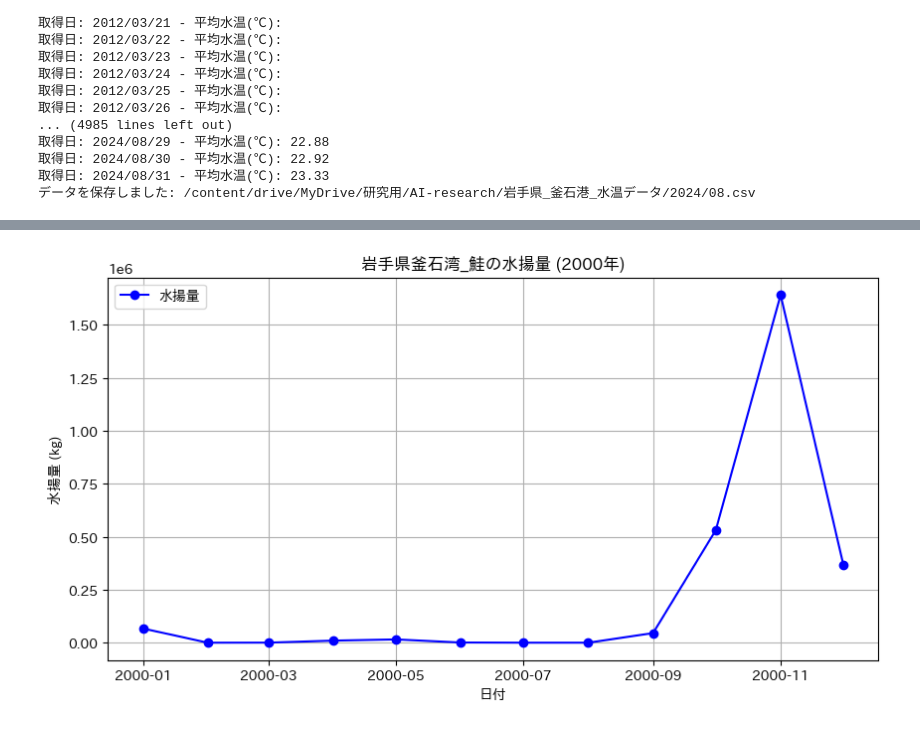
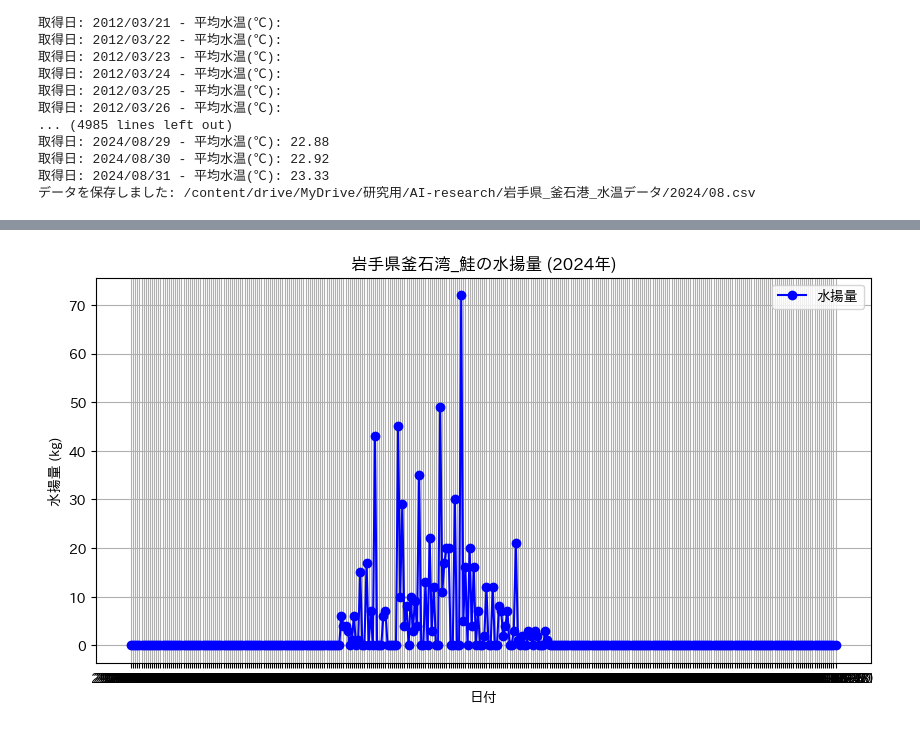
Before and after one commit to taka-yu-ki/AI-research, a Jupyter notebook: AI・メディア信号処理研究室_研究用.ipynb, the cells around one changed output, grey strips where cells are left out. Cells and saved outputs as stored; diff of their text form; code cells hidden in the pictures.

```diff
--- a/AI・メディア信号処理研究室_研究用.ipynb
+++ b/AI・メディア信号処理研究室_研究用.ipynb
@@ -1262,31 +1222,30 @@ Successfully installed japanize_matplotlib-1.1.3
 # %%
+# @title グラフ化
+
 import pandas as pd
 import matplotlib.pyplot as plt
 import japanize_matplotlib
 
 # データパス
-data_file = "/content/drive/MyDrive/研究用/AI-research/月毎の結合データ/岩手県_釜石港_水揚量(鮭)_結合データ.csv"
+data_file = "/content/drive/MyDrive/研究用/AI-research/日毎の結合データ/岩手県_釜石港_水揚量(サクラマス)_結合データ.csv"
 
 # 読み込み
 df = pd.read_csv(data_file)
 
-# 日付をdatetime形式に変換
-df["日付"] = pd.to_datetime(df["日付"], format="%Y/%m")
-
 # 特定の範囲に絞り込む
-year = "2000"
+year = "2024"
 start_date = f"{year}-01-01"
 end_date = f"{year}-12-01"
 filtered_df = df[(df["日付"] >= start_date) & (df["日付"] <= end_date)]
 
 # グラフの作成
 plt.figure(figsize=(10, 5))
 plt.plot(filtered_df["日付"], filtered_df["水揚量(kg)"], marker="o", linestyle="-", color="b", label="水揚量")
 plt.xlabel("日付")
 plt.ylabel("水揚量 (kg)")
 plt.title(f"岩手県釜石湾_鮭の水揚量 ({year}年)")
 plt.grid(True)
 plt.legend()
 plt.show()
 # %% [output]
-[figure, old version]
+[figure, new version]
```
Also changed, not shown: parts of 7 cells of this notebook.
